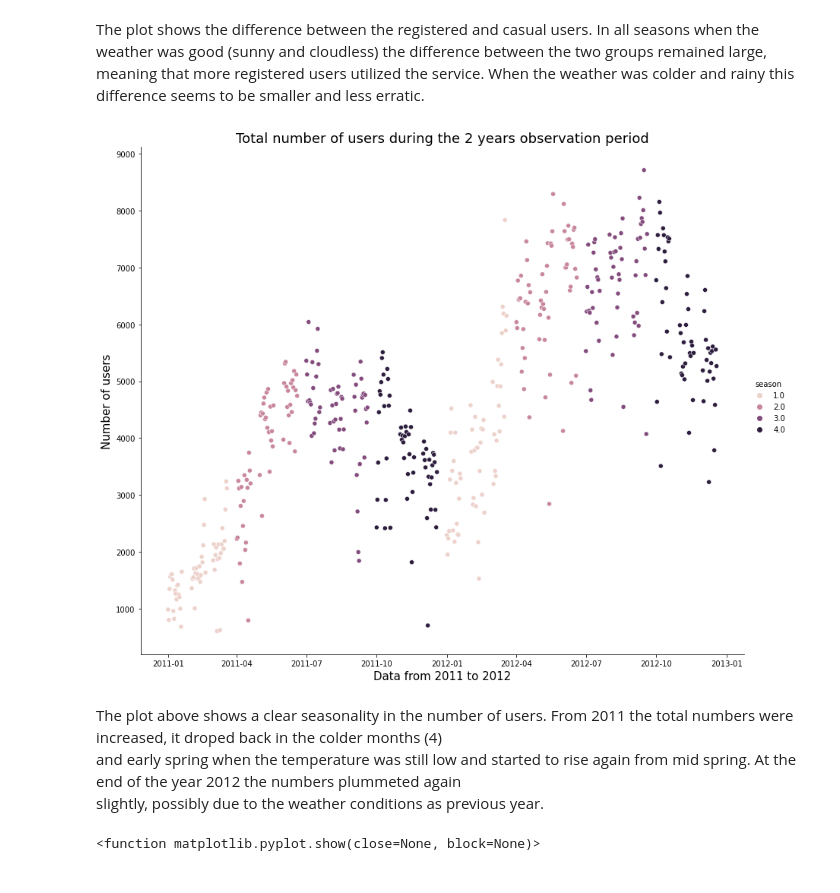
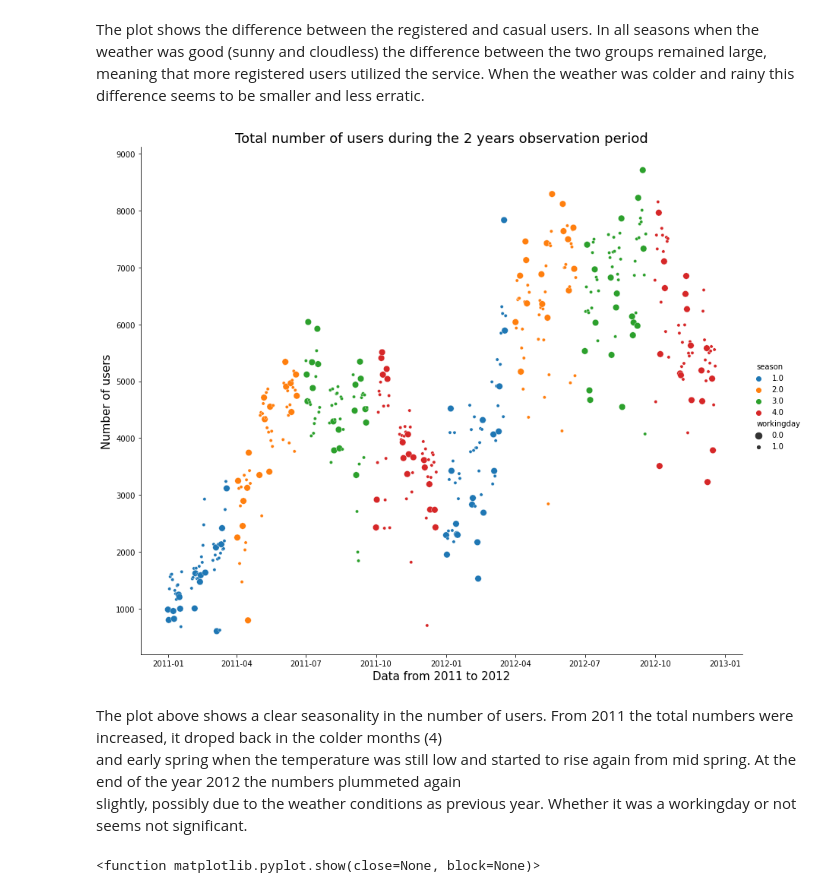
Before and after one commit to ptrGSKA/Business_case-Yulu-Hypothesis_testing, a Jupyter notebook: Yulu_Business_Hypothesis_Testing.ipynb, the cells around one changed output. Cells and saved outputs as stored; diff of their text form; code cells hidden in the pictures.

```diff
--- a/Yulu_Business_Hypothesis_Testing.ipynb
+++ b/Yulu_Business_Hypothesis_Testing.ipynb
@@ -275,6 +286,7 @@ df_yulu_daily = df_yulu.resample('24h', on = 'datetime').agg(dict(season = 'last
                                                                   casual = 'sum',
                                                                   registered = 'sum',
                                                                   count = 'sum'))
+df_yulu_daily.index = df_yulu_daily.index.to_period('D')
 # %% [markdown]
 The new dataset now contains daily observations only.
 # %%
@@ -329,6 +341,8 @@ df_yulu_daily.head()
 | 2011-01-03 | 1.0 | 0.0 | 1.0 | 1.0 | 8.050909 | 9.470227 | 43.727273 | 16.636709 | 120 | 1229 | ... |
 | 2011-01-04 | 1.0 | 0.0 | 1.0 | 1.0 | 8.200000 | 10.606087 | 59.043478 | 10.739809 | 108 | 1454 | ... |
 | 2011-01-05 | 1.0 | 0.0 | 1.0 | 1.0 | 9.305217 | 11.463478 | 43.695652 | 12.522300 | 82 | 1518 | ... |
+# %%
+df_yulu_daily[['season', 'holiday', 'workingday','weather']] = df_yulu_daily[['season', 'holiday', 'workingday','weather']].apply(lambda x: x.astype('category'), axis = 0)
 # %% [markdown]
 ## Data Visualization
 # %% [markdown]
@@ -369,20 +383,21 @@ meaning that more registered users utilized the service. When the weather was co
 # %%
 sns.relplot(data = df_yulu_daily,
             x = df_yulu_daily.index,
             y = 'count',
             hue = 'season',
+            size = 'workingday',
             height = 10,
             aspect = 1.2)
 plt.title('Total number of users during the 2 years observation period', fontsize = 18)
 plt.xlabel('Data from 2011 to 2012', fontsize = 15)
 plt.ylabel('Number of users', fontsize = 15)
 plt.show()
 # %% [output]
-[figure, old version]
+[figure, new version]
 # %% [markdown]
 The plot above shows a clear seasonality in the number of users. From 2011 the total numbers were increased, it droped back in the colder months (4)
 and early spring when the temperature was still low and started to rise again from mid spring. At the end of the year 2012 the numbers plummeted again
-slightly, possibly due to the weather conditions as previous year.
+slightly, possibly due to the weather conditions as previous year. Whether it was a workingday or not seems not significant.
 # %%
 plt.figure(figsize=(18,12))
 plt.plot(df_yulu_daily.index, df_yulu_daily['casual'], label = 'Casual users')
```
Also changed, not shown: parts of 27 cells of this notebook.
